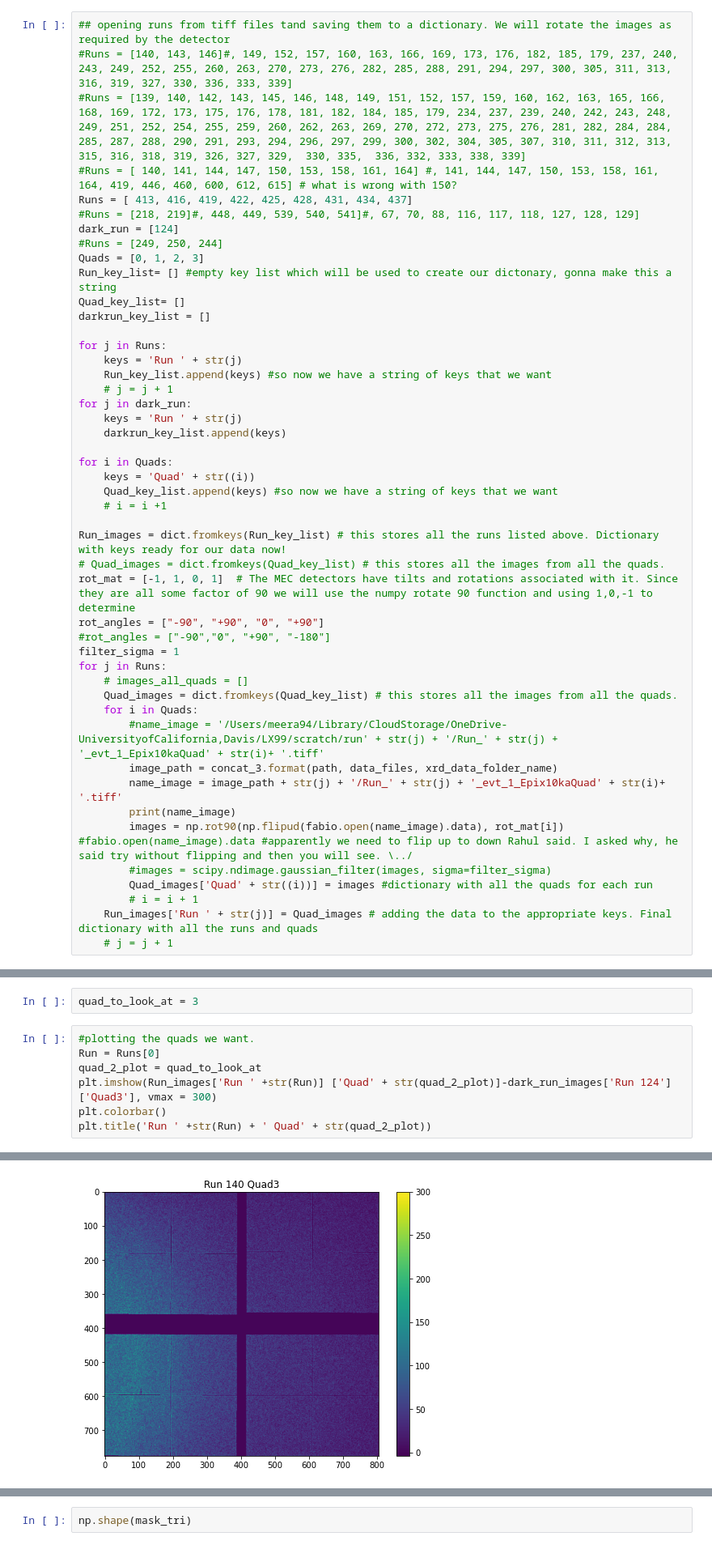
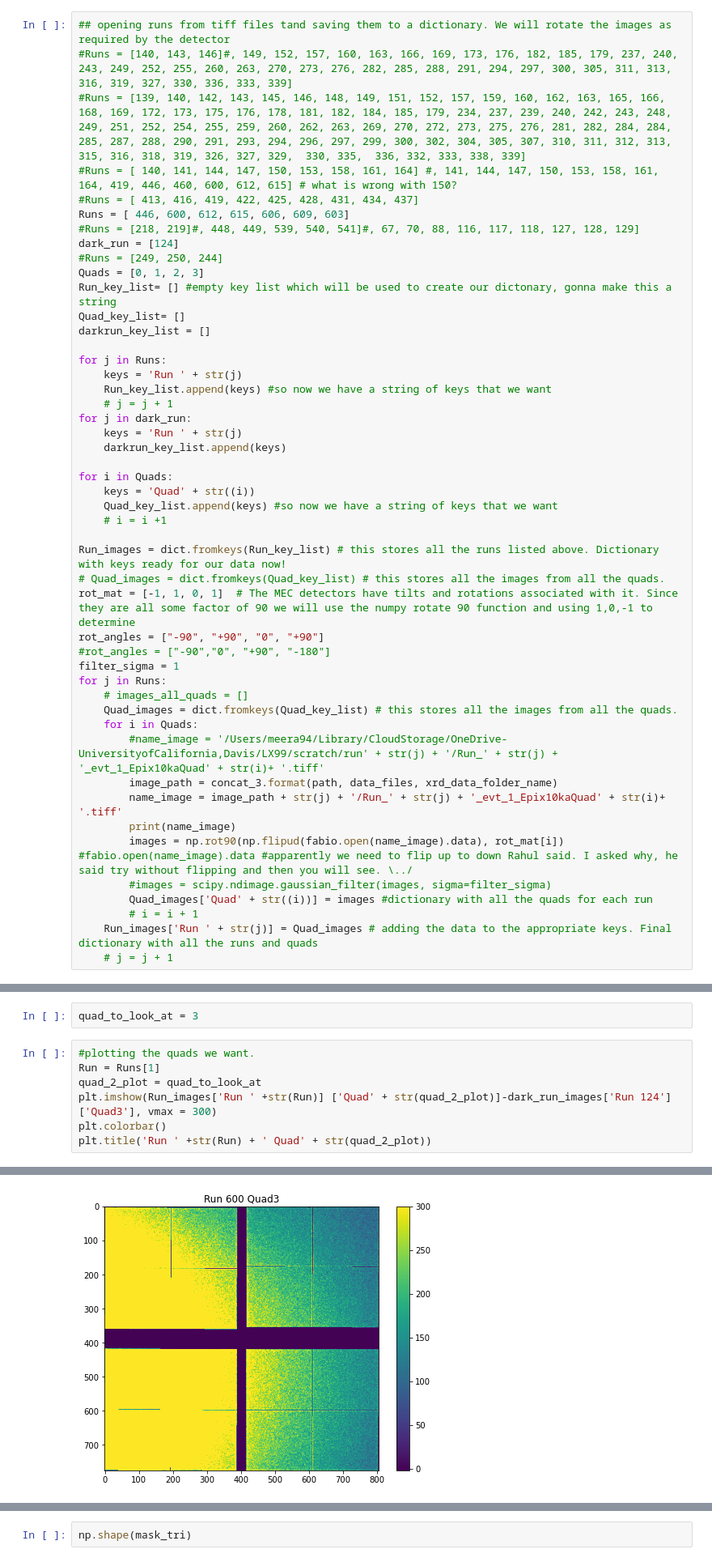
Before and after one commit to meeramadhavi/MEC_XRD_VISAR, a Jupyter notebook: Azimuthal_integration_Meera.ipynb, the cells around one changed output, grey strips where cells are left out. Shown at 81% size. Cells and saved outputs as stored; diff of their text form.

```diff
--- a/Azimuthal_integration_Meera.ipynb
+++ b/Azimuthal_integration_Meera.ipynb
@@ -71,7 +71,8 @@ else:
 #Runs = [140, 143, 146]#, 149, 152, 157, 160, 163, 166, 169, 173, 176, 182, 185, 179, 237, 240, 243, 249, 252, 255, 260, 263, 270, 273, 276, 282, 285, 288, 291, 294, 297, 300, 305, 311, 313, 316, 319, 327, 330, 336, 333, 339]
 #Runs = [139, 140, 142, 143, 145, 146, 148, 149, 151, 152, 157, 159, 160, 162, 163, 165, 166, 168, 169, 172, 173, 175, 176, 178, 181, 182, 184, 185, 179, 234, 237, 239, 240, 242, 243, 248, 249, 251, 252, 254, 255, 259, 260, 262, 263, 269, 270, 272, 273, 275, 276, 281, 282, 284, 284, 285, 287, 288, 290, 291, 293, 294, 296, 297, 299, 300, 302, 304, 305, 307, 310, 311, 312, 313, 315, 316, 318, 319, 326, 327, 329,  330, 335,  336, 332, 333, 338, 339]
 #Runs = [ 140, 141, 144, 147, 150, 153, 158, 161, 164] #, 141, 144, 147, 150, 153, 158, 161, 164, 419, 446, 460, 600, 612, 615] # what is wrong with 150?
-Runs = [ 413, 416, 419, 422, 425, 428, 431, 434, 437]
+#Runs = [ 413, 416, 419, 422, 425, 428, 431, 434, 437]
+Runs = [ 446, 600, 612, 615, 606, 609, 603]
 #Runs = [218, 219]#, 448, 449, 539, 540, 541]#, 67, 70, 88, 116, 117, 118, 127, 128, 129]
 dark_run = [124]
 #Runs = [249, 250, 244]
@@ -352,7 +351,7 @@ plt.show()
 quad_to_look_at = 3
 # %%
 #plotting the quads we want.
-Run = Runs[0]
+Run = Runs[1]
 quad_2_plot = quad_to_look_at
 plt.imshow(Run_images['Run ' +str(Run)] ['Quad' + str(quad_2_plot)]-dark_run_images['Run 124']['Quad3'], vmax = 300)
 plt.colorbar()
@@ -362,4 +361,4 @@ Text(0.5, 1.0, 'Run 140 Quad3')
-[figure, old version]
+[figure, new version]
 # %%
 Run_images['Run ' + str(Runs[0])]['Quad'+ str(Quads[quad_to_look_at])]
 # %% [output]
```
Also changed, not shown: parts of 34 cells of this notebook.
